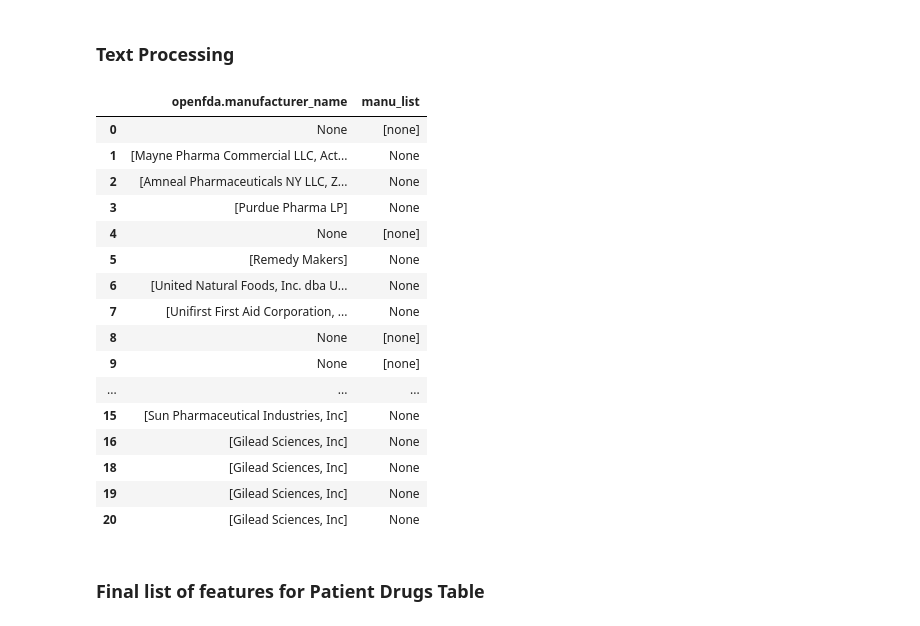
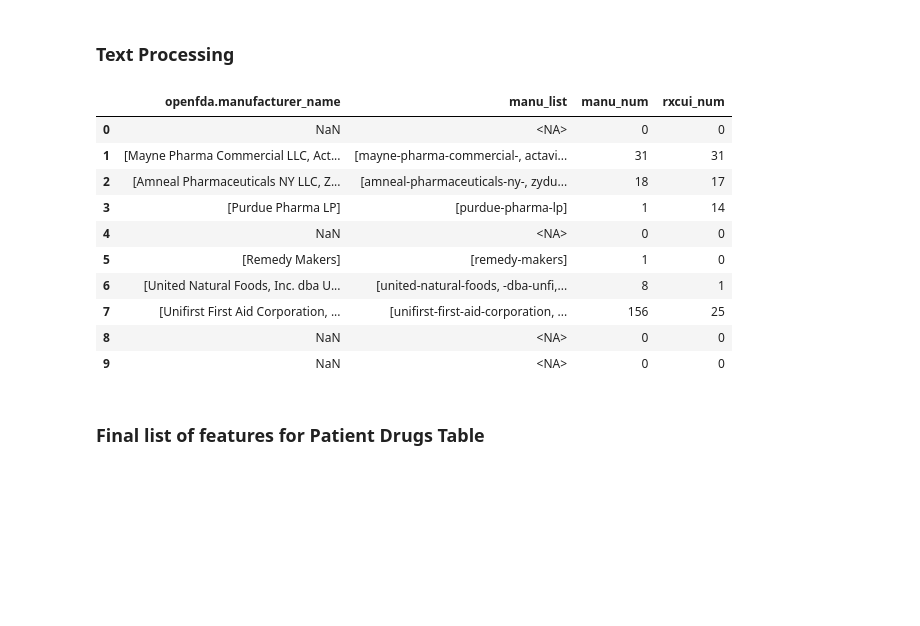
Before and after one commit to teamlunarlanding/Pharma-Drug-Surveillance, a Jupyter notebook: DataProcessing.ipynb, the cells around one changed output. Drawn from its saved outputs; the diff is of its cells as text; code cells hidden in the pictures; blank space fills up the shorter version.

Commit message:
ManuClean

```diff
--- a/DataProcessing.ipynb
+++ b/DataProcessing.ipynb
@@ -1465,5 +1504,3 @@ patient_drugs_table_nan_info
 | 9 | openfda.unii | 439 | 29.384203 |
 # %% [markdown]
 ### Text Processing
-# %%
-patient_drugs_table['openfda.manufacturer_name'] = patient_drugs_table['openfda.manufacturer_name'].replace({pd.NA: 'None'})
@@ -1518,52 +1507,26 @@ def clean_manufacturer_text(text):
-# %%
-# Function to clean text as per the new requirements
-def clean_manufacturer_text(text):
-    if isinstance(text, str):
-        # Remove the words "inc" and "llc" ignoring case
-        text = re.sub(r'\b(?:inc|llc)\b', '', text, flags=re.IGNORECASE)
-
-        # Remove all spaces and replace with dashes
-        text = text.replace(' ', '-')
-
-        # Tokenize text by splitting on commas
-        tokens = text.split(',')
-
-        # Convert all tokens to lowercase
-        tokens = [token.lower() for token in tokens]
-
-        # If the resulting token list is empty, assign pd.NA
-        if not tokens:
-            return pd.NA
-
-        return tokens
-    else:
-        return pd.NA
 # %%
 # Apply the clean_text function
 patient_drugs_table['manu_list'] = patient_drugs_table['openfda.manufacturer_name'].apply(clean_manufacturer_text)
 # %%
-# Apply the count_unique_tokens function
-patient_drugs_table['manu_num'] = patient_drugs_table['manu_list'].apply(lambda x: len(x))
+# Count the number of manufacturers that produce the drug
+patient_drugs_table['manu_num'] = patient_drugs_table['manu_list'].apply(lambda x: len(x) if np.all(pd.notna(x))==True else 0)
+# %%
+# Count the number of rxcui associated with drug
+patient_drugs_table['rxcui_num'] = patient_drugs_table['openfda.rxcui'].apply(lambda x: len(x) if np.all(pd.notna(x))==True else 0)
 # %%
-patient_drugs_table[['openfda.manufacturer_name', 'manu_list']].head(20)
+patient_drugs_table[['openfda.manufacturer_name', 'manu_list', 'manu_num', 'rxcui_num']].head(10)
 # %% [output]
-|  | openfda.manufacturer_name | manu_list |
-| 0 | None | [none] |
-| 1 | [Mayne Pharma Commercial LLC, Act... | None |
-| 2 | [Amneal Pharmaceuticals NY LLC, Z... | None |
-| 3 | [Purdue Pharma LP] | None |
-| 4 | None | [none] |
-| 5 | [Remedy Makers] | None |
-| 6 | [United Natural Foods, Inc. dba U... | None |
-| 7 | [Unifirst First Aid Corporation, ... | None |
-| 8 | None | [none] |
-| 9 | None | [none] |
-| ... | ... | ... |
-| 15 | [Sun Pharmaceutical Industries, Inc] | None |
-| 16 | [Gilead Sciences, Inc] | None |
-| 18 | [Gilead Sciences, Inc] | None |
-| 19 | [Gilead Sciences, Inc] | None |
-| 20 | [Gilead Sciences, Inc] | None |
+|  | openfda.manufacturer_name | manu_list | manu_num | rxcui_num |
+| 0 | NaN | <NA> | 0 | 0 |
+| 1 | [Mayne Pharma Commercial LLC, Act... | [mayne-pharma-commercial-, actavi... | 31 | 31 |
+| 2 | [Amneal Pharmaceuticals NY LLC, Z... | [amneal-pharmaceuticals-ny-, zydu... | 18 | 17 |
+| 3 | [Purdue Pharma LP] | [purdue-pharma-lp] | 1 | 14 |
+| 4 | NaN | <NA> | 0 | 0 |
+| 5 | [Remedy Makers] | [remedy-makers] | 1 | 0 |
+| 6 | [United Natural Foods, Inc. dba U... | [united-natural-foods, -dba-unfi,... | 8 | 1 |
+| 7 | [Unifirst First Aid Corporation, ... | [unifirst-first-aid-corporation, ... | 156 | 25 |
+| 8 | NaN | <NA> | 0 | 0 |
+| 9 | NaN | <NA> | 0 | 0 |
 # %%
 # Define text columns
 object_columns = patient_drugs_table.select_dtypes(include=['object']).columns
```
Also changed, not shown: parts of 30 cells of this notebook, 6 other files.
